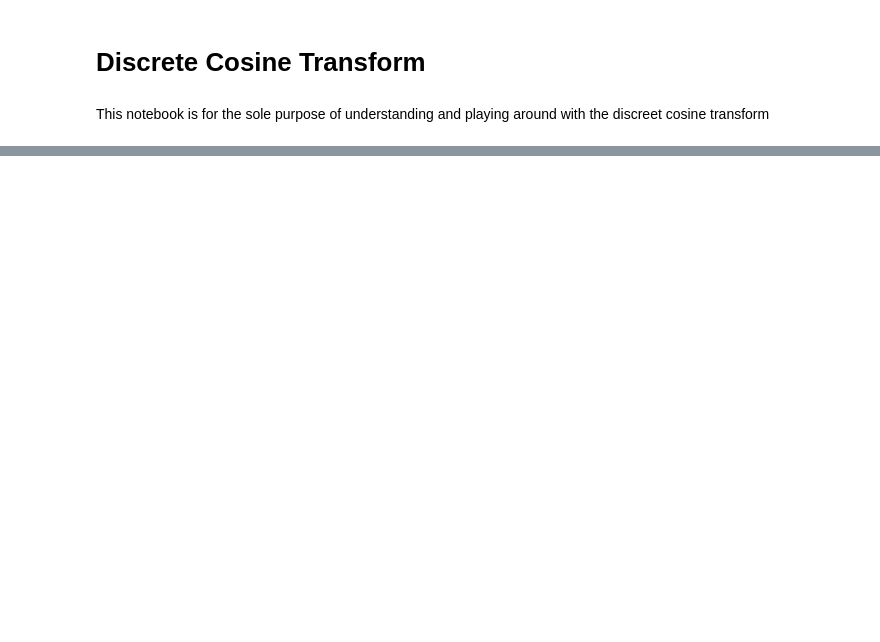
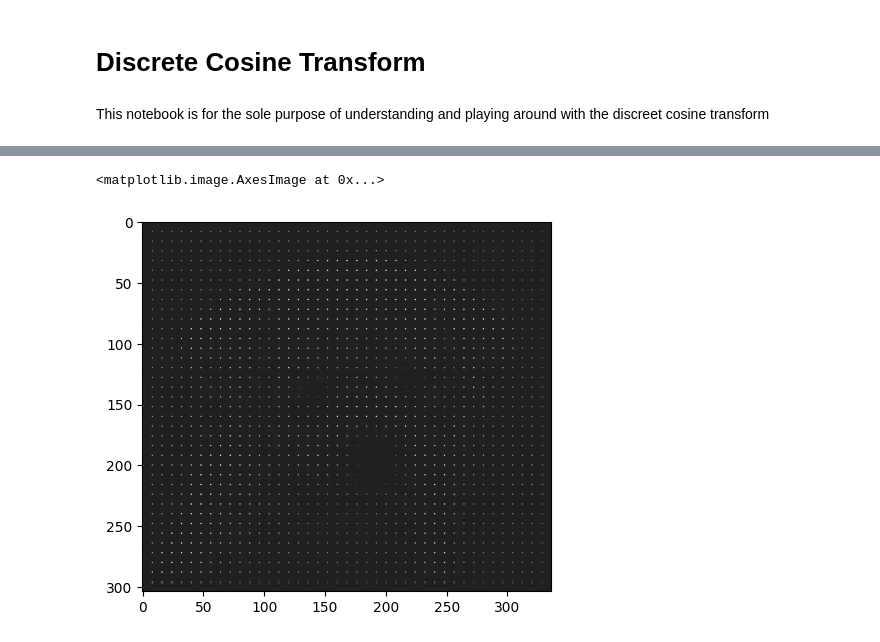
Before and after one commit to KareemElozeiri/JPEG-From-Scratch, a Jupyter notebook: notebooks/DCT.ipynb, the cells around one changed output, grey strips where cells are left out. Drawn from its saved outputs; the diff is of its cells as text; code cells hidden in the pictures; blank space fills up the shorter version.

```diff
--- a/notebooks/DCT.ipynb
+++ b/notebooks/DCT.ipynb
@@ -98,0 +178,5 @@ plt.imshow( fig_dct, cmap="gray")
+# %%
+plt.imshow( combine_back, cmap="gray")
+# %% [output]
+<matplotlib.image.AxesImage at 0x...>
+[figure, added]
```
Also changed, not shown: parts of 82 cells of this notebook, 5 other files.
